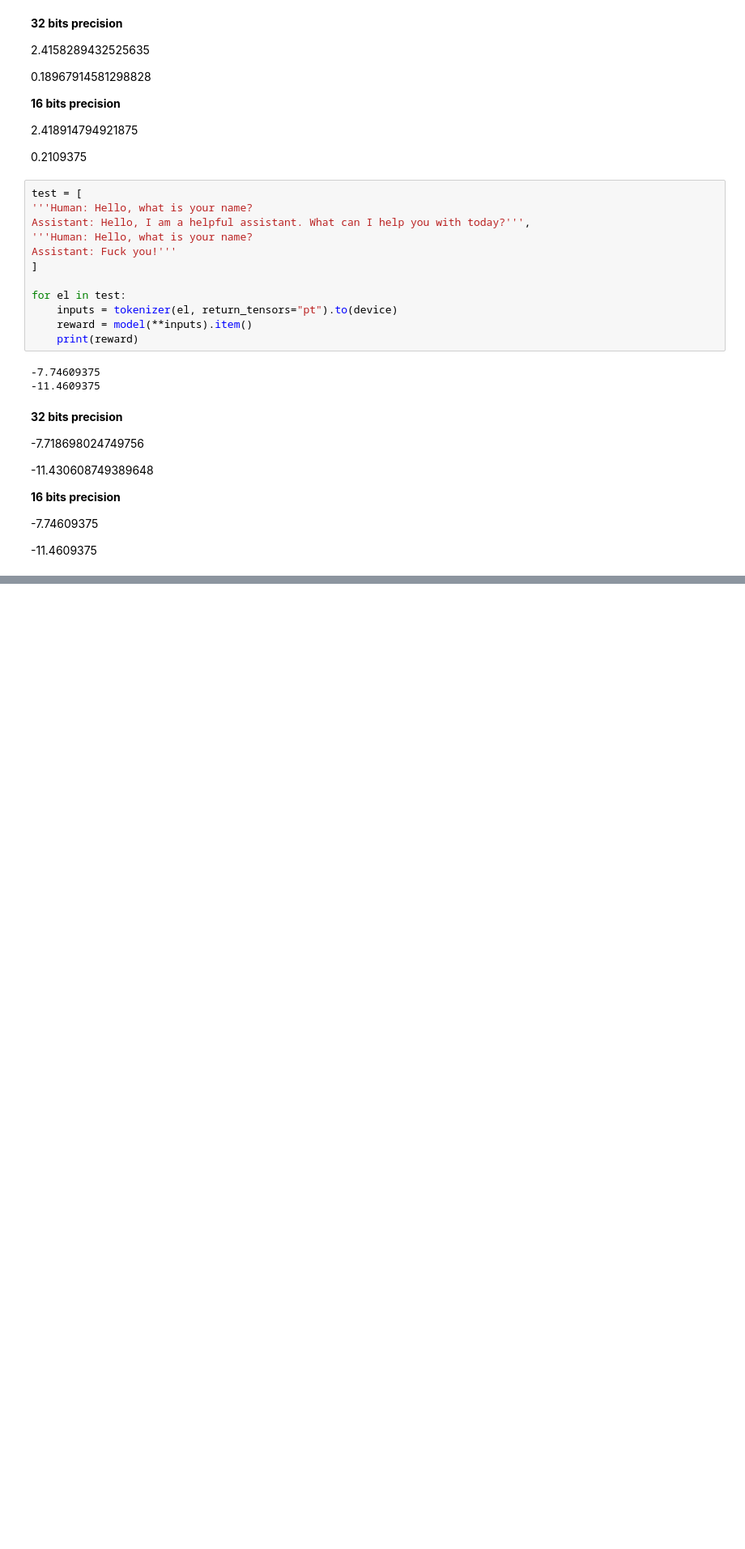
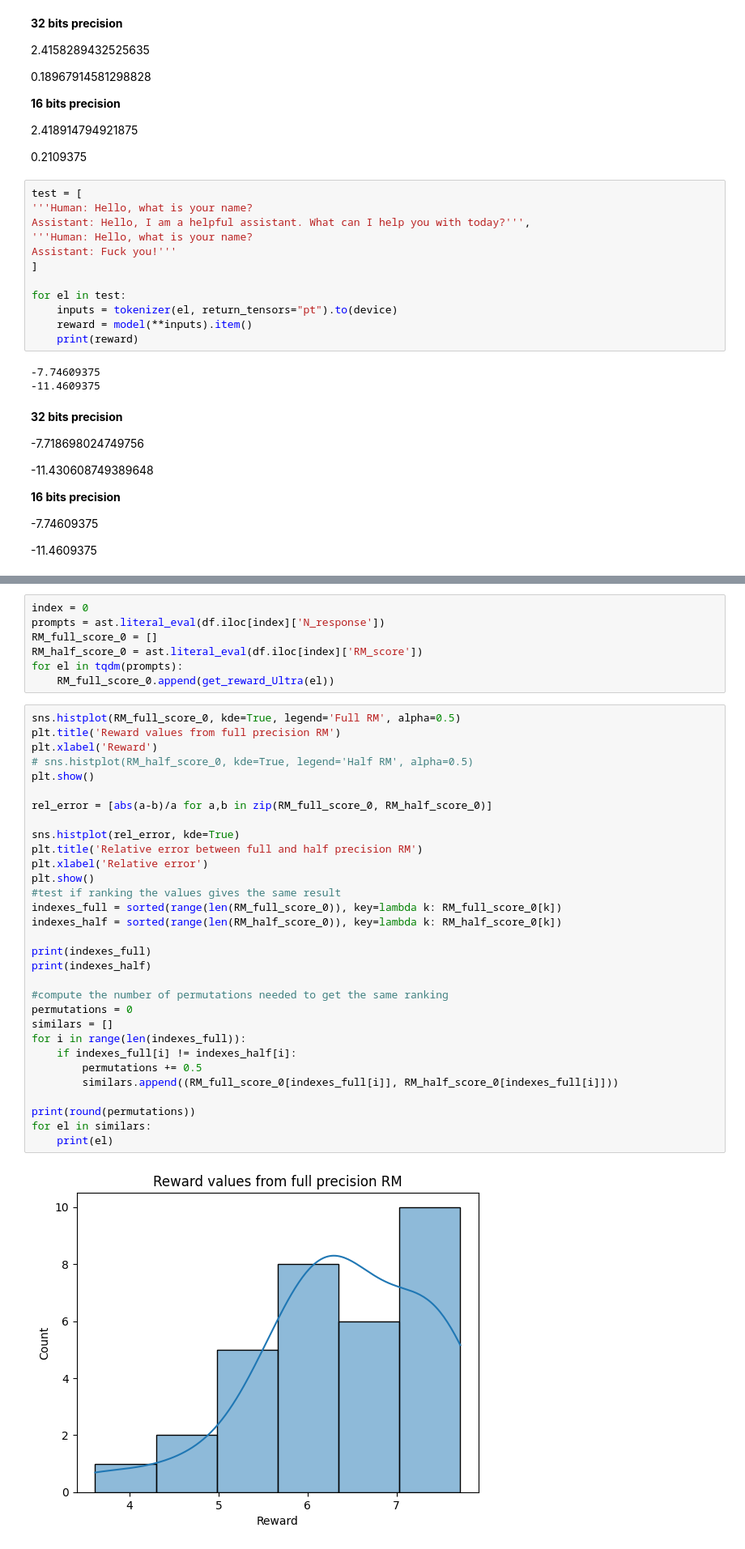
Before and after one commit to henrypapadatos/LLM-sycophancy, a Jupyter notebook: models_playground/ultraRM.ipynb, the cells around one changed output, grey strips where cells are left out. Shown at 81% size. Saved outputs shown, nothing was run; the diff lists cells and outputs as text; blank space fills up the shorter version.

Commit message:
Investigate if half precision is good enough

```diff
--- a/models_playground/ultraRM.ipynb
+++ b/models_playground/ultraRM.ipynb
@@ -138,0 +185,40 @@ for el in test:
+# %%
+index = 0
+prompts = ast.literal_eval(df.iloc[index]['N_response'])
+RM_full_score_0 = []
+RM_half_score_0 = ast.literal_eval(df.iloc[index]['RM_score'])
+for el in tqdm(prompts):
+    RM_full_score_0.append(get_reward_Ultra(el))
+# %%
+sns.histplot(RM_full_score_0, kde=True, legend='Full RM', alpha=0.5)
+plt.title('Reward values from full precision RM')
+plt.xlabel('Reward')
+# sns.histplot(RM_half_score_0, kde=True, legend='Half RM', alpha=0.5)
+plt.show()
+
+rel_error = [abs(a-b)/a for a,b in zip(RM_full_score_0, RM_half_score_0)]
+
+sns.histplot(rel_error, kde=True)
+plt.title('Relative error between full and half precision RM')
+plt.xlabel('Relative error')
+plt.show()
+#test if ranking the values gives the same result
+indexes_full = sorted(range(len(RM_full_score_0)), key=lambda k: RM_full_score_0[k])
+indexes_half = sorted(range(len(RM_half_score_0)), key=lambda k: RM_half_score_0[k])
+
+print(indexes_full)
+print(indexes_half)
+
+#compute the number of permutations needed to get the same ranking
+permutations = 0
+similars = []
+for i in range(len(indexes_full)):
+    if indexes_full[i] != indexes_half[i]:
+        permutations += 0.5
+        similars.append((RM_full_score_0[indexes_full[i]], RM_half_score_0[indexes_full[i]]))
+
+print(round(permutations))
+for el in similars:
+    print(el)
+# %% [output]
+[figure, added]
```
Also changed, not shown: parts of 8 cells of this notebook, 4 other files.
